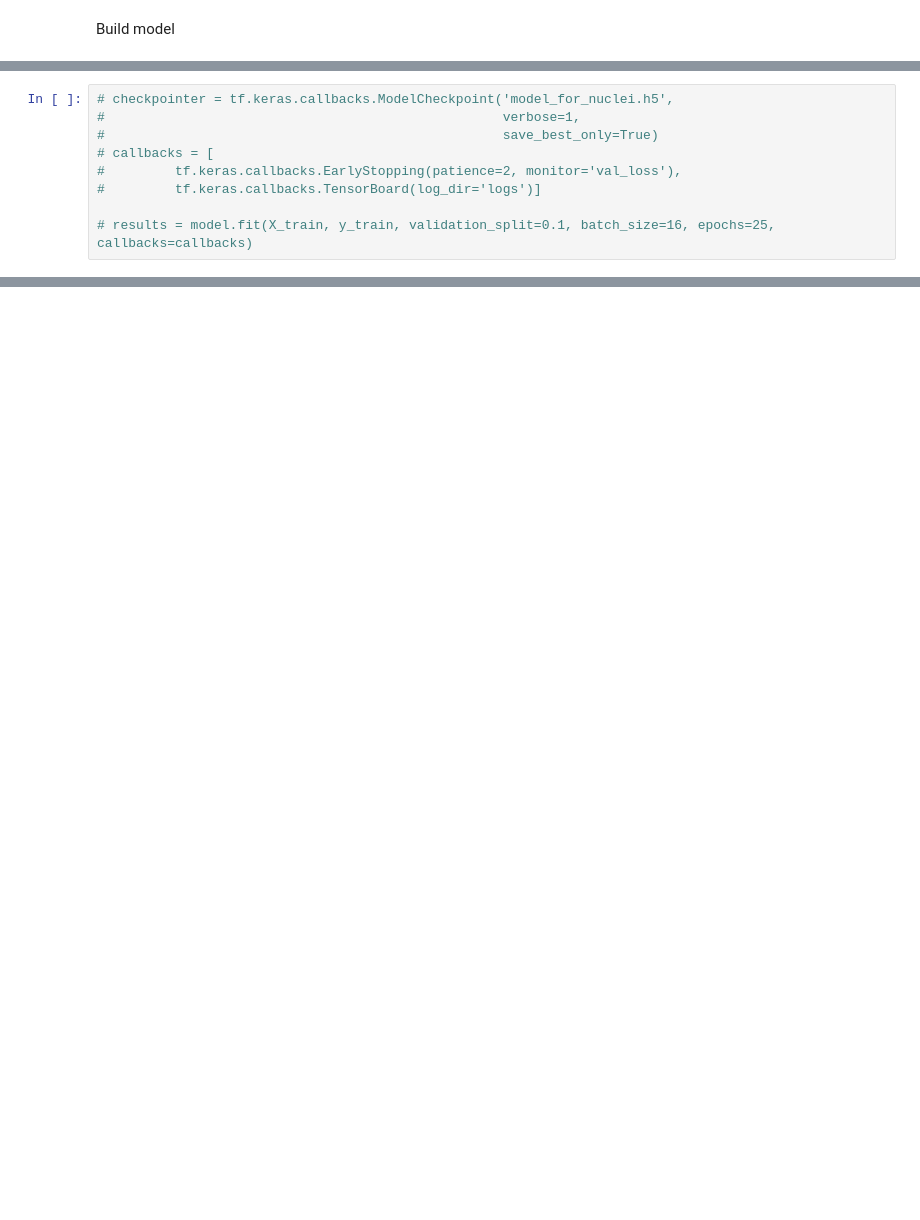
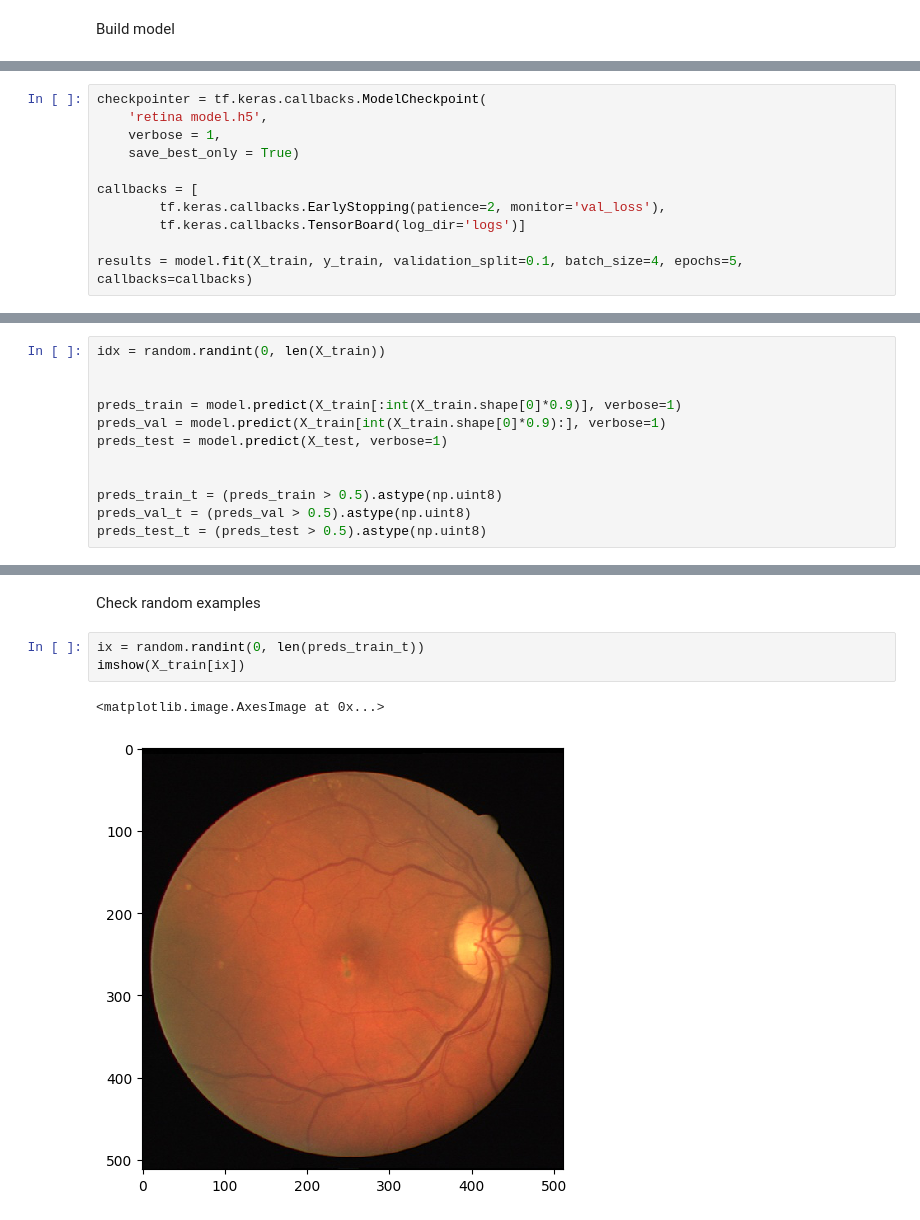
Before and after one commit to akalder/RetinalImageSegmentation, a Jupyter notebook: unetfirst.ipynb, the cells around one changed output, grey strips where cells are left out. Cells and saved outputs as stored; diff of their text form; blank space fills up the shorter version.

```diff
--- a/unetfirst.ipynb
+++ b/unetfirst.ipynb
@@ -292,9 +282,11 @@ Training the model
 # %%
-# checkpointer = tf.keras.callbacks.ModelCheckpoint('model_for_nuclei.h5',
-#                                                   verbose=1,
-#                                                   save_best_only=True)
-# callbacks = [
-#         tf.keras.callbacks.EarlyStopping(patience=2, monitor='val_loss'),
-#         tf.keras.callbacks.TensorBoard(log_dir='logs')]
+checkpointer = tf.keras.callbacks.ModelCheckpoint(
+    'retina model.h5',
+    verbose = 1,
+    save_best_only = True)
 
-# results = model.fit(X_train, y_train, validation_split=0.1, batch_size=16, epochs=25, callbacks=callbacks)
+callbacks = [
+        tf.keras.callbacks.EarlyStopping(patience=2, monitor='val_loss'),
+        tf.keras.callbacks.TensorBoard(log_dir='logs')]
+
+results = model.fit(X_train, y_train, validation_split=0.1, batch_size=4, epochs=5, callbacks=callbacks)
@@ -300,0 +304,12 @@ Training the model
+# %%
+idx = random.randint(0, len(X_train))
+
+
+preds_train = model.predict(X_train[:int(X_train.shape[0]*0.9)], verbose=1)
+preds_val = model.predict(X_train[int(X_train.shape[0]*0.9):], verbose=1)
+preds_test = model.predict(X_test, verbose=1)
+
+
+preds_train_t = (preds_train > 0.5).astype(np.uint8)
+preds_val_t = (preds_val > 0.5).astype(np.uint8)
+preds_test_t = (preds_test > 0.5).astype(np.uint8)
@@ -300,0 +320,8 @@ Training the model
+# %% [markdown]
+Check random examples
+# %%
+ix = random.randint(0, len(preds_train_t))
+imshow(X_train[ix])
+# %% [output]
+<matplotlib.image.AxesImage at 0x...>
+[figure, added]
```
Also changed, not shown: parts of 16 cells of this notebook, 42 other files.
